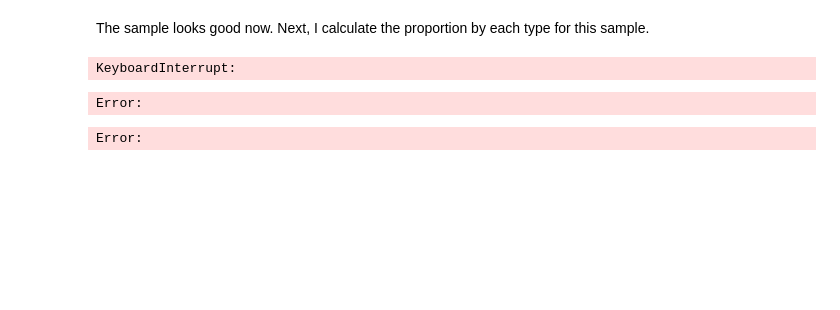
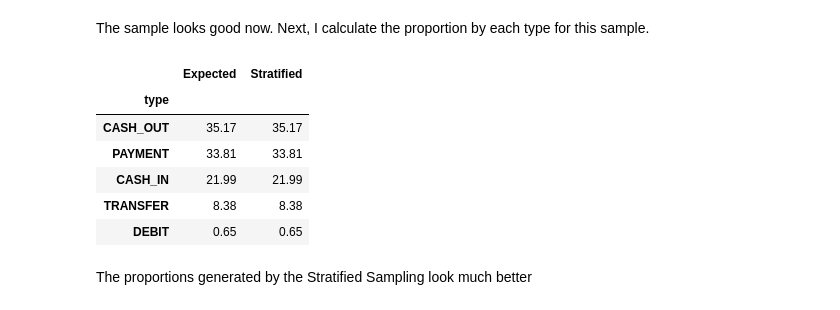
Before and after one commit to spectralcodex/momo-fincrime, a Jupyter notebook: fincrime.ipynb, the cells around one changed output. Saved outputs shown, nothing was run; the diff lists cells and outputs as text; code cells hidden in the pictures; blank space fills up the shorter version.

```diff
--- a/fincrime.ipynb
+++ b/fincrime.ipynb
@@ -333,10 +316,23 @@ stratified_sample.head()
 # %% [markdown]
 The sample looks good now.
 Next, I calculate the proportion by each type for this sample.
-# %%
-# Observing Amount to actual Fraud dispersion
-sns.boxplot(x=dataset.isFraud, y=dataset.amount, data=dataset)
-# %% [output]
-KeyboardInterrupt:
-Error:
-Error:
+# %%
+# Ratio of selected items by the type
+stratified_ratio = stratified_sample['type'].value_counts(normalize=True)
+# Convert to percentage
+stratified_ratio = stratified_ratio.round(4)*100
+# We did stratified sampling. So give it proper name
+stratified_ratio.name = 'Stratified'
+
+result_ratios = pd.concat([type_ratios, stratified_ratio], axis=1)
+result_ratios
+# %% [output]
+|  | Expected | Stratified |
+| type |  |  |
+| CASH_OUT | 35.17 | 35.17 |
+| PAYMENT | 33.81 | 33.81 |
+| CASH_IN | 21.99 | 21.99 |
+| TRANSFER | 8.38 | 8.38 |
+| DEBIT | 0.65 | 0.65 |
+# %% [markdown]
+The proportions generated by the Stratified Sampling look much better
```
Also changed, not shown: parts of 5 cells of this notebook.
